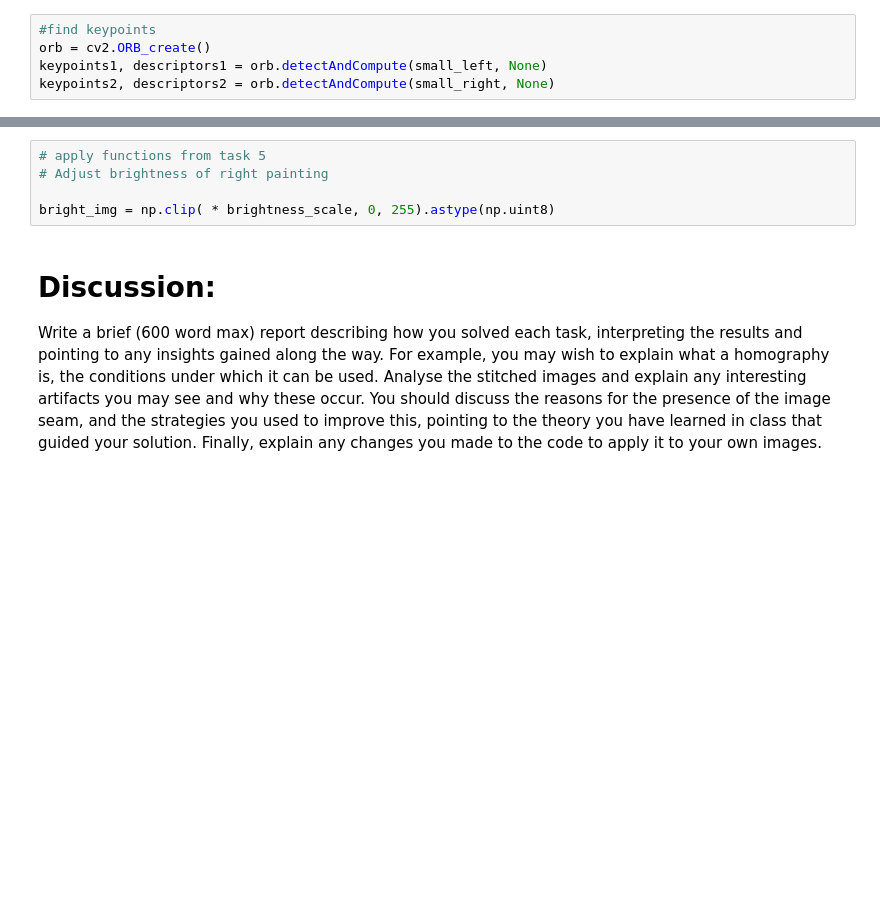
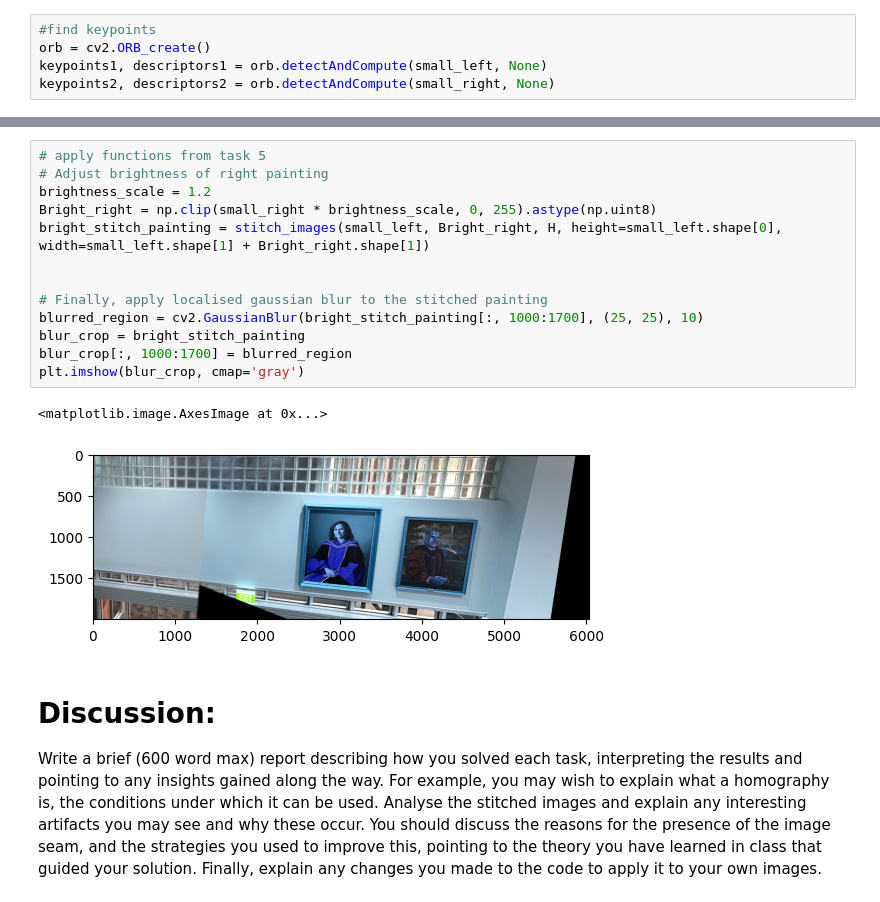
Before and after one commit to jame-slatta/ECE4076_2026, a Jupyter notebook: Lab02/Lab2_student_template.ipynb, the cells around one changed output, grey strips where cells are left out. Cells and saved outputs as stored; diff of their text form; blank space fills up the shorter version.

```diff
--- a/Lab02/Lab2_student_template.ipynb
+++ b/Lab02/Lab2_student_template.ipynb
@@ -389,9 +389,20 @@ plt.figure()
 <Figure size 640x480 with 0 Axes>
-# %%
-# apply functions from task 5
-# Adjust brightness of right painting
-
-bright_img = np.clip( * brightness_scale, 0, 255).astype(np.uint8)
+# %%
+# apply functions from task 5
+# Adjust brightness of right painting
+brightness_scale = 1.2
+Bright_right = np.clip(small_right * brightness_scale, 0, 255).astype(np.uint8)
+bright_stitch_painting = stitch_images(small_left, Bright_right, H, height=small_left.shape[0], width=small_left.shape[1] + Bright_right.shape[1])
+
+
+# Finally, apply localised gaussian blur to the stitched painting
+blurred_region = cv2.GaussianBlur(bright_stitch_painting[:, 1000:1700], (25, 25), 10)
+blur_crop = bright_stitch_painting
+blur_crop[:, 1000:1700] = blurred_region
+plt.imshow(blur_crop, cmap='gray')
+# %% [output]
+<matplotlib.image.AxesImage at 0x...>
+[figure, added]
 # %% [markdown]
 # Discussion:
 
```
Also changed, not shown: parts of 4 cells of this notebook.
